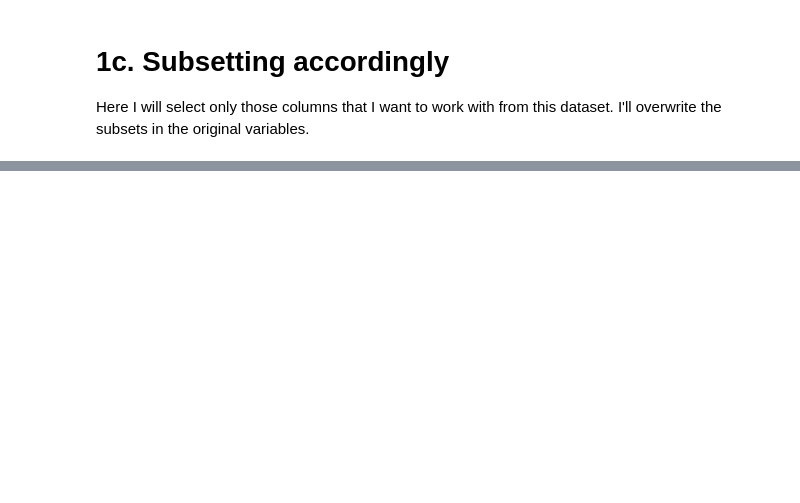
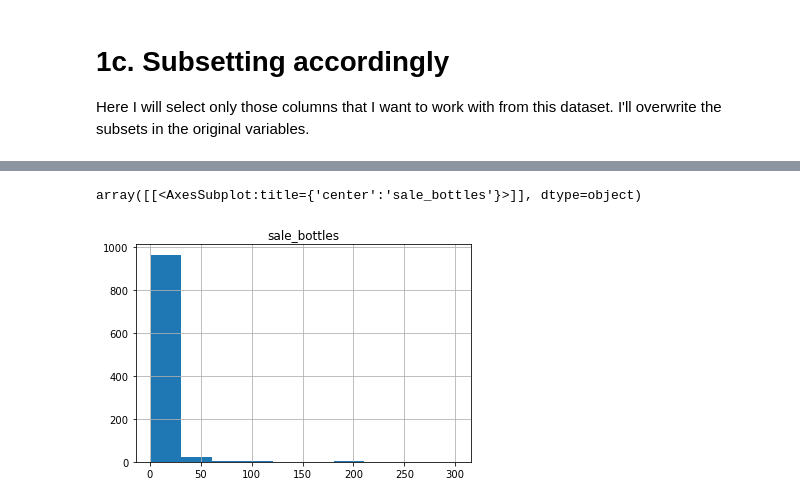
Before and after one commit to samokoye/Capstone-Projects-EDA-Regression-Supervised-Learning, a Jupyter notebook: 11.5 Iowa Liquor Sales-EDA.ipynb, the cells around one changed output, grey strips where cells are left out. Drawn from its saved outputs; the diff is of its cells as text; code cells hidden in the pictures; blank space fills up the shorter version.

```diff
--- a/11.5 Iowa Liquor Sales-EDA.ipynb
+++ b/11.5 Iowa Liquor Sales-EDA.ipynb
@@ -103,0 +113,6 @@ iowa_liquor_sales.head(3)
+# %%
+# Making a histogram of the quality variable.
+iowa_liquor_sales.hist(column ="sale_bottles")
+# %% [output]
+array([[<AxesSubplot:title={'center':'sale_bottles'}>]], dtype=object)
+[figure, added]
```
Also changed, not shown: parts of 52 cells of this notebook.
